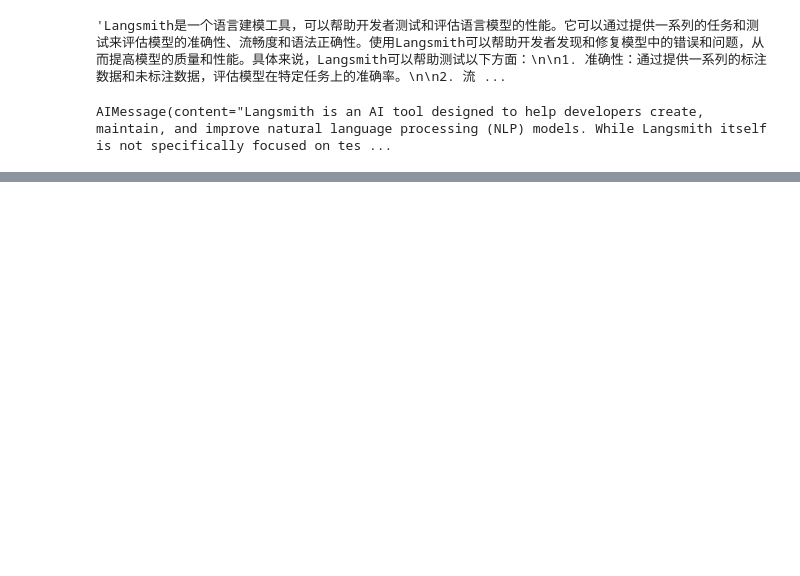
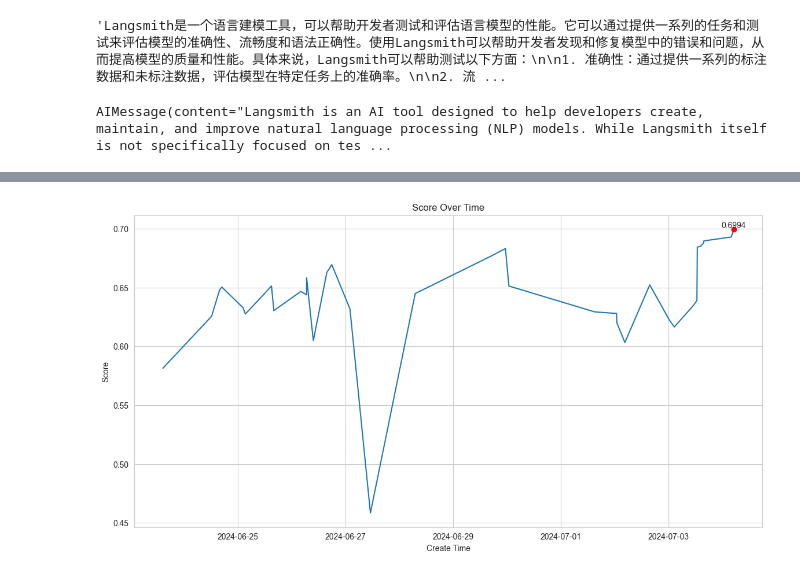
Before and after one commit to chaoql/CCF-AIOps-Code, a Jupyter notebook: CCFAiOPS.ipynb, the cells around one changed output, grey strips where cells are left out. Cells and saved outputs as stored; diff of their text form; code cells hidden in the pictures; blank space fills up the shorter version.

```diff
--- a/CCFAiOPS.ipynb
+++ b/CCFAiOPS.ipynb
@@ -248,2 +28,83 @@ KeyboardInterrupt:
+# %%
+import pandas as pd
+import seaborn as sns
+import matplotlib.pyplot as plt
+
+# Data in the form of a list of dictionaries
+data = [
+    {"Create time": "2024-06-23 14:36:49", "Score": 0.581429046097352},
+    {"Create time": "2024-06-24 12:19:14", "Score": 0.6255949846786607},
+    {"Create time": "2024-06-24 15:53:48", "Score": 0.6480036457355527},
+    {"Create time": "2024-06-24 16:51:38", "Score": 0.6503914459667716},
+    {"Create time": "2024-06-25 02:19:02", "Score": 0.632889474162532},
+    {"Create time": "2024-06-25 03:21:48", "Score": 0.6275191651454071},
+    {"Create time": "2024-06-25 11:37:42", "Score": 0.6442383086618735},
+    {"Create time": "2024-06-25 15:00:07", "Score": 0.6513747136608079},
+    {"Create time": "2024-06-25 16:03:29", "Score": 0.6303743791221448},
+    {"Create time": "2024-06-26 04:04:28", "Score": 0.6466666302962957},
+    {"Create time": "2024-06-26 06:38:34", "Score": 0.6437974015088149},
+    {"Create time": "2024-06-26 06:40:32", "Score": 0.6582849995517557},
+    {"Create time": "2024-06-26 09:39:52", "Score": 0.6048869127548243},
+    {"Create time": "2024-06-26 15:41:30", "Score": 0.6629002870729067},
+    {"Create time": "2024-06-26 17:54:49", "Score": 0.6693920636365089},
+    {"Create time": "2024-06-27 01:59:41", "Score": 0.6317888944658194},
+    {"Create time": "2024-06-27 11:06:51", "Score": 0.4583965558116056},
+    {"Create time": "2024-06-28 07:05:04", "Score": 0.6448814251926992},
+    {"Create time": "2024-06-29 16:59:18", "Score": 0.6768035261223158},
+    {"Create time": "2024-06-29 23:18:19", "Score": 0.6831193482814973},
+    {"Create time": "2024-06-30 00:50:49", "Score": 0.6512793908958536},
+    {"Create time": "2024-07-01 15:06:58", "Score": 0.6292967977690681},
+    {"Create time": "2024-07-02 00:49:40", "Score": 0.6279719082990458},
+    {"Create time": "2024-07-02 00:59:17", "Score": 0.6199582871913071},
+    {"Create time": "2024-07-02 04:32:37", "Score": 0.6033338998395416},
+    {"Create time": "2024-07-02 15:38:18", "Score": 0.6522276065531846},
+    {"Create time": "2024-07-03 00:25:07", "Score": 0.6222834741975753},
+    # {"Create time": "", "Score": },
+    {"Create time": "2024-07-03 02:36:23", "Score": 0.616493855532251},
+    {"Create time": "2024-07-03 10:56:35", "Score": 0.6344614830658573},
+    {"Create time": "2024-07-03 12:40:17", "Score": 0.6388291211568946},
+    {"Create time": "2024-07-03 12:50:43", "Score": 0.6843451081742307},
+    {"Create time": "2024-07-03 14:11:29", "Score": 0.6849791585909213},
+    {"Create time": "2024-07-03 15:05:37", "Score": 0.686729949314608},
+    {"Create time": "2024-07-03 15:35:01", "Score": 0.6873378380696884},
+    {"Create time": "2024-07-03 15:47:43", "Score": 0.6896306435342638},
+    {"Create time": "2024-07-04 04:00:14", "Score": 0.6929481861556552},
+    {"Create time": "2024-07-04 05:07:53", "Score": 0.6993959185149118},
+]
+
+# Convert the data to a DataFrame
+df = pd.DataFrame(data)
+
+# Convert 'Create time' to datetime
+df['Create time'] = pd.to_datetime(df['Create time'])
+
+# Sort by 'Create time'
+df.sort_values('Create time', inplace=True)
+
+# Plot using seaborn
+plt.figure(figsize=(14, 7))
+sns.lineplot(x='Create time', y='Score', data=df)
+plt.title('Score Over Time')
+plt.xlabel('Create Time')
+plt.ylabel('Score')
+
+# 排序数据
+df.sort_values('Create time', inplace=True)
+
+# 找到最高点
+max_score_index = df['Score'].idxmax()
+max_score_time = df.loc[max_score_index, 'Create time']
+max_score_value = df.loc[max_score_index, 'Score']
+
+# 在最高点处添加一个大的标记
+plt.plot(max_score_time, max_score_value, 'ro')  # 'ro' 表示红色的圆形标记
+
+# 在最高点处添加数据标签
+plt.text(max_score_time, max_score_value, f'{max_score_value:.4f}',
+         horizontalalignment='center', verticalalignment='bottom')
+
+plt.show()
+# %% [output]
+[figure, added]
 # %%
 import jsonlines
```
Also changed, not shown: parts of 17 cells of this notebook, 15 other files.
